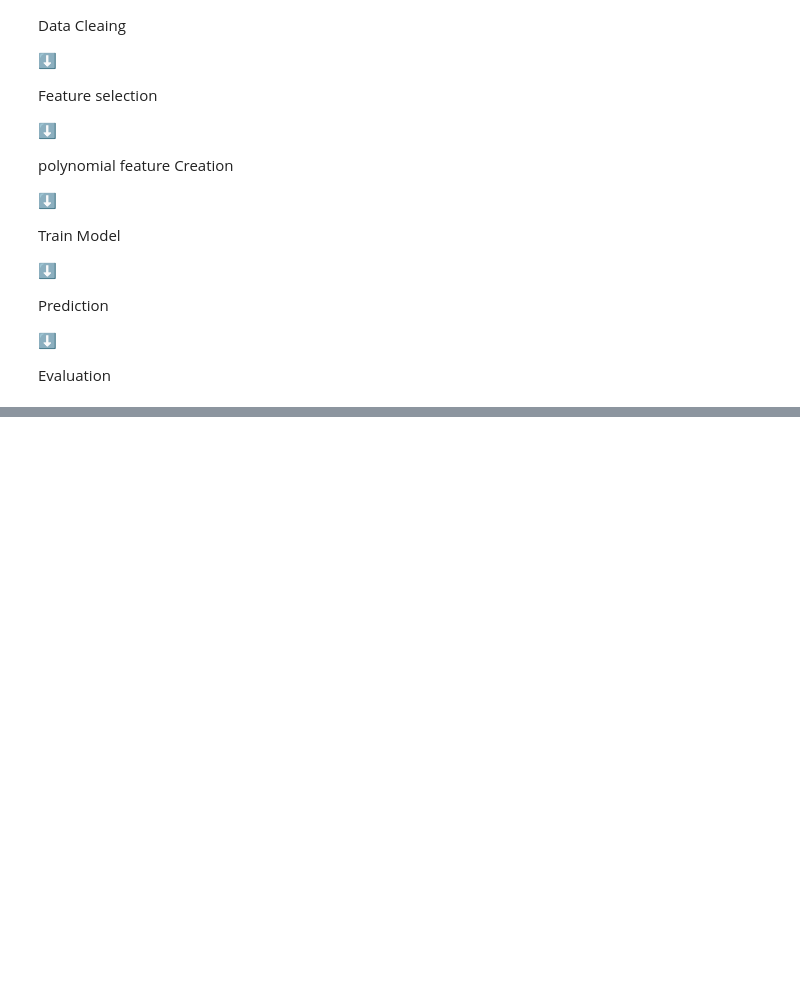
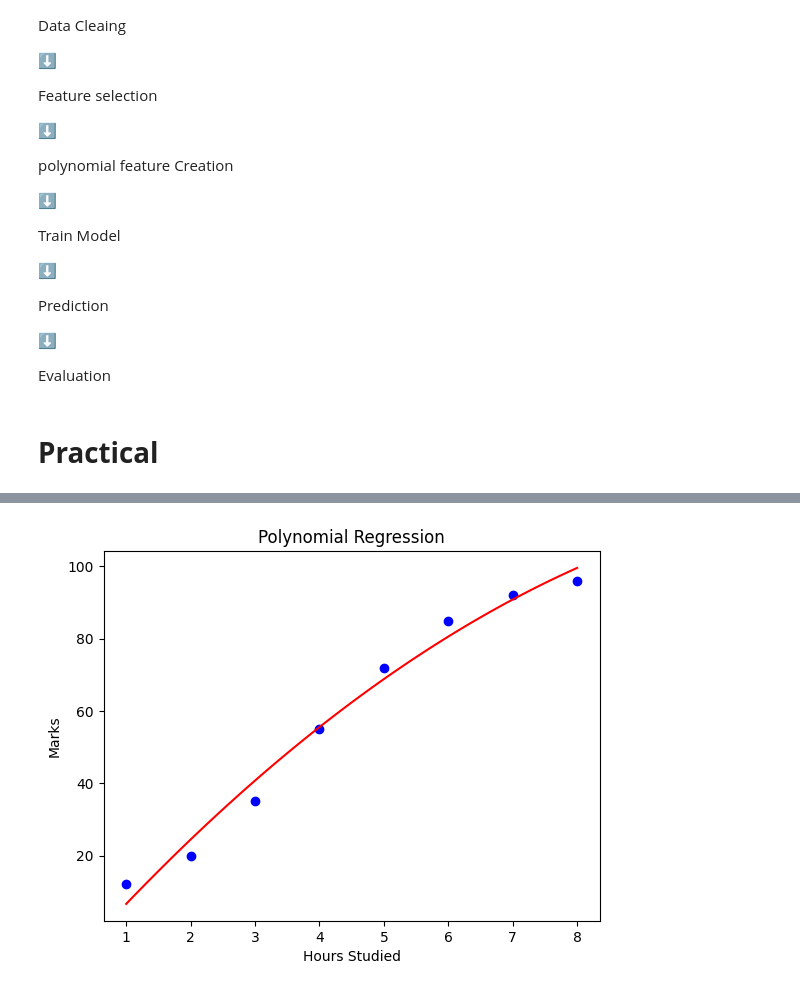
Before and after one commit to Aniketyadav29/Data-Science-Tutorial, a Jupyter notebook: Module_6_Machine_Learning.ipynb, the cells around one changed output, grey strips where cells are left out. Saved outputs shown, nothing was run; the diff lists cells and outputs as text; code cells hidden in the pictures; blank space fills up the shorter version.

```diff
--- a/Module_6_Machine_Learning.ipynb
+++ b/Module_6_Machine_Learning.ipynb
@@ -371,3 +371,69 @@ Prediction
 ⬇
 
 Evaluation
+# %% [markdown]
+# **Practical**
+# %%
+import pandas as pd
+
+data = {
+    "Hours":[1,2,3,4,5,6,7,8],
+    "Marks":[12,20,35,55,72,85,92,96]
+}
+
+df = pd.DataFrame(data)
+
+print(df)
+
+#import libraries
+
+import numpy as np
+import pandas as pd
+import matplotlib.pyplot as plt
+
+from sklearn.preprocessing import PolynomialFeatures
+from sklearn.linear_model import LinearRegression
+
+#Features and Target
+X = df[["Hours"]]
+
+y = df["Marks"]
+
+#Create Polynomial Features
+poly = PolynomialFeatures(degree=2)
+
+X_poly = poly.fit_transform(X)
+
+print(X_poly)
+
+# train model
+model = LinearRegression()
+
+model.fit(X_poly,y)
+
+# prediction
+new_data = poly.transform([[6.5]])
+
+prediction = model.predict(new_data)
+
+print("Predicted Marks =",prediction[0])
+
+#Visualization
+plt.scatter(X,y,color="blue")
+
+x_grid = np.linspace(1,8,100).reshape(-1,1)
+
+plt.plot(
+    x_grid,
+    model.predict(poly.transform(x_grid)),
+    color="red"
+)
+
+plt.title("Polynomial Regression")
+
+plt.xlabel("Hours Studied")
+
+plt.ylabel("Marks")
+
+plt.show()
+# %% [output]
@@ -373,0 +458 @@ Evaluation
+[figure, added]
```
Also changed, not shown: parts of 1 cell of this notebook.
